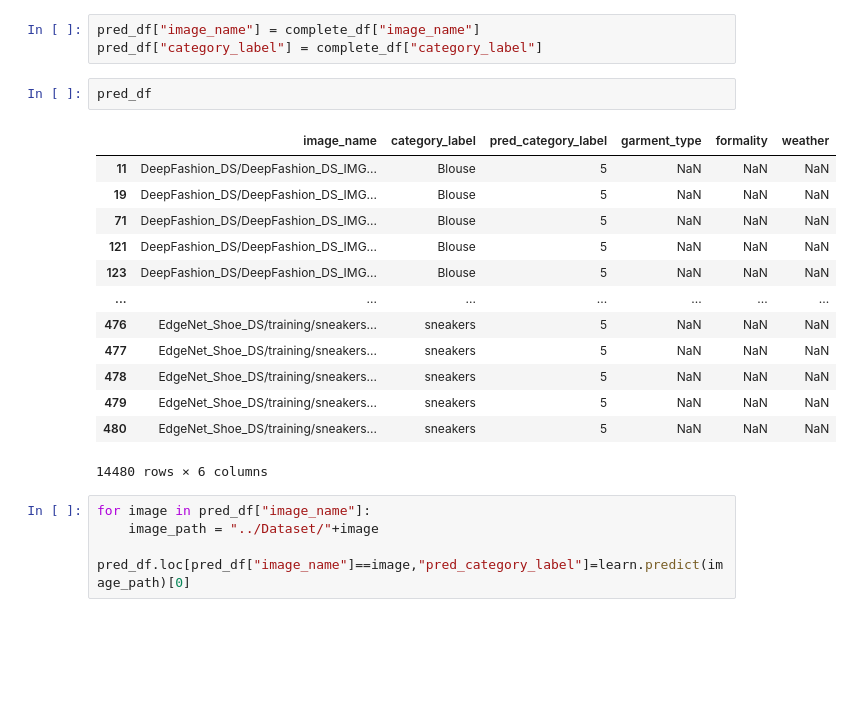
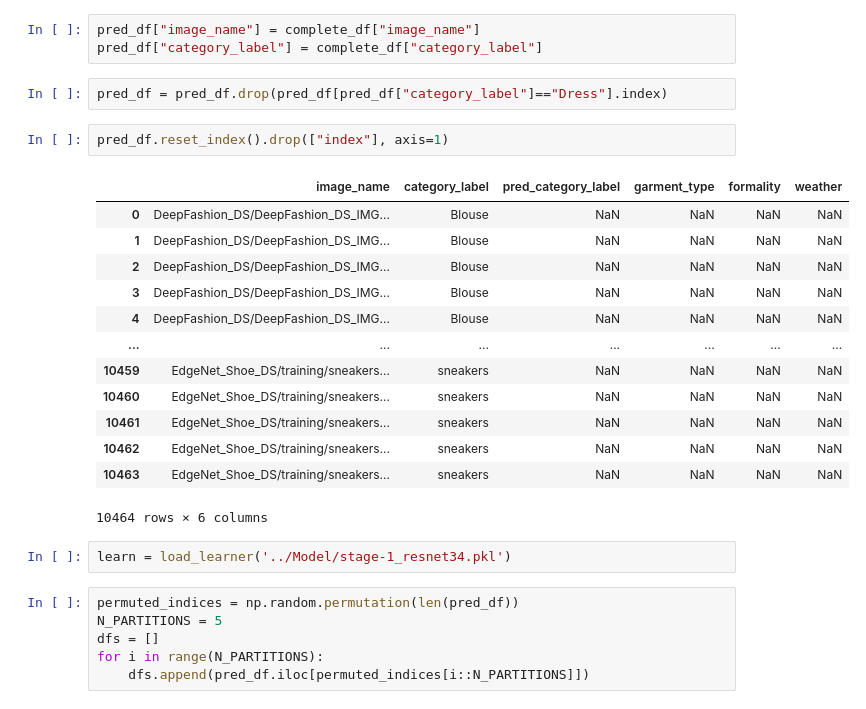
Before and after one commit to JesusTrj/FastFit_AI, a Jupyter notebook: Development/NB_Clothing_Classification_Training.ipynb, the cells around one changed output. Drawn from its saved outputs; the diff is of its cells as text; blank space fills up the shorter version.

```diff
--- a/Development/NB_Clothing_Classification_Training.ipynb
+++ b/Development/NB_Clothing_Classification_Training.ipynb
@@ -281,23 +286,29 @@ pred_df = pd.DataFrame(columns=["image_name","category_label","pred_category_lab
 # %%
 pred_df["image_name"] = complete_df["image_name"]
 pred_df["category_label"] = complete_df["category_label"]
-# %%
-pred_df
-# %% [output]
-|  | image_name | category_label | pred_category_label | garment_type | formality | weather |
-| 11 | DeepFashion_DS/DeepFashion_DS_IMG... | Blouse | 5 | NaN | NaN | NaN |
-| 19 | DeepFashion_DS/DeepFashion_DS_IMG... | Blouse | 5 | NaN | NaN | NaN |
-| 71 | DeepFashion_DS/DeepFashion_DS_IMG... | Blouse | 5 | NaN | NaN | NaN |
-| 121 | DeepFashion_DS/DeepFashion_DS_IMG... | Blouse | 5 | NaN | NaN | NaN |
-| 123 | DeepFashion_DS/DeepFashion_DS_IMG... | Blouse | 5 | NaN | NaN | NaN |
-| ... | ... | ... | ... | ... | ... | ... |
-| 476 | EdgeNet_Shoe_DS/training/sneakers... | sneakers | 5 | NaN | NaN | NaN |
-| 477 | EdgeNet_Shoe_DS/training/sneakers... | sneakers | 5 | NaN | NaN | NaN |
-| 478 | EdgeNet_Shoe_DS/training/sneakers... | sneakers | 5 | NaN | NaN | NaN |
-| 479 | EdgeNet_Shoe_DS/training/sneakers... | sneakers | 5 | NaN | NaN | NaN |
-| 480 | EdgeNet_Shoe_DS/training/sneakers... | sneakers | 5 | NaN | NaN | NaN |
-14480 rows × 6 columns
-# %%
-for image in pred_df["image_name"]:
-    image_path = "../Dataset/"+image
-    pred_df.loc[pred_df["image_name"]==image,"pred_category_label"]=learn.predict(image_path)[0]
+# %%
+pred_df = pred_df.drop(pred_df[pred_df["category_label"]=="Dress"].index)
+# %%
+pred_df.reset_index().drop(["index"], axis=1)
+# %% [output]
+|  | image_name | category_label | pred_category_label | garment_type | formality | weather |
+| 0 | DeepFashion_DS/DeepFashion_DS_IMG... | Blouse | NaN | NaN | NaN | NaN |
+| 1 | DeepFashion_DS/DeepFashion_DS_IMG... | Blouse | NaN | NaN | NaN | NaN |
+| 2 | DeepFashion_DS/DeepFashion_DS_IMG... | Blouse | NaN | NaN | NaN | NaN |
+| 3 | DeepFashion_DS/DeepFashion_DS_IMG... | Blouse | NaN | NaN | NaN | NaN |
+| 4 | DeepFashion_DS/DeepFashion_DS_IMG... | Blouse | NaN | NaN | NaN | NaN |
+| ... | ... | ... | ... | ... | ... | ... |
+| 10459 | EdgeNet_Shoe_DS/training/sneakers... | sneakers | NaN | NaN | NaN | NaN |
+| 10460 | EdgeNet_Shoe_DS/training/sneakers... | sneakers | NaN | NaN | NaN | NaN |
+| 10461 | EdgeNet_Shoe_DS/training/sneakers... | sneakers | NaN | NaN | NaN | NaN |
+| 10462 | EdgeNet_Shoe_DS/training/sneakers... | sneakers | NaN | NaN | NaN | NaN |
+| 10463 | EdgeNet_Shoe_DS/training/sneakers... | sneakers | NaN | NaN | NaN | NaN |
+10464 rows × 6 columns
+# %%
+learn = load_learner('../Model/stage-1_resnet34.pkl')
+# %%
+permuted_indices = np.random.permutation(len(pred_df))
+N_PARTITIONS = 5
+dfs = []
+for i in range(N_PARTITIONS):
+    dfs.append(pred_df.iloc[permuted_indices[i::N_PARTITIONS]])
```
Also changed, not shown: parts of 14 cells of this notebook, 2 other files.
